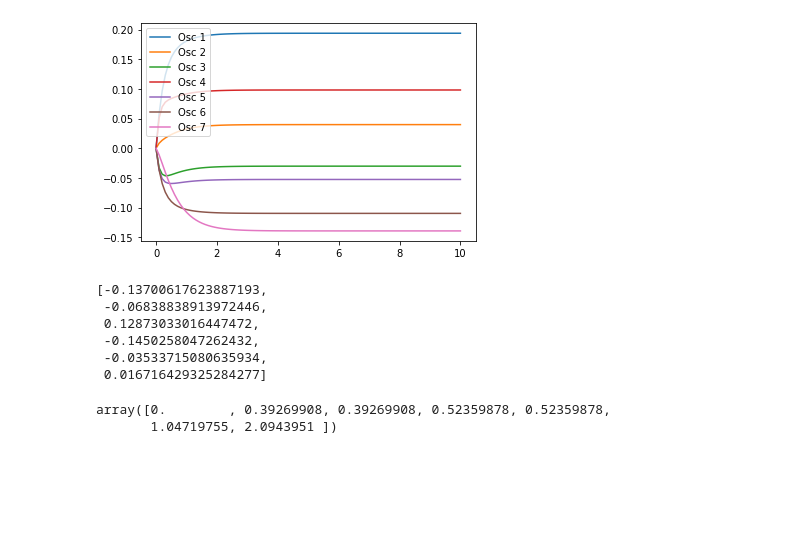
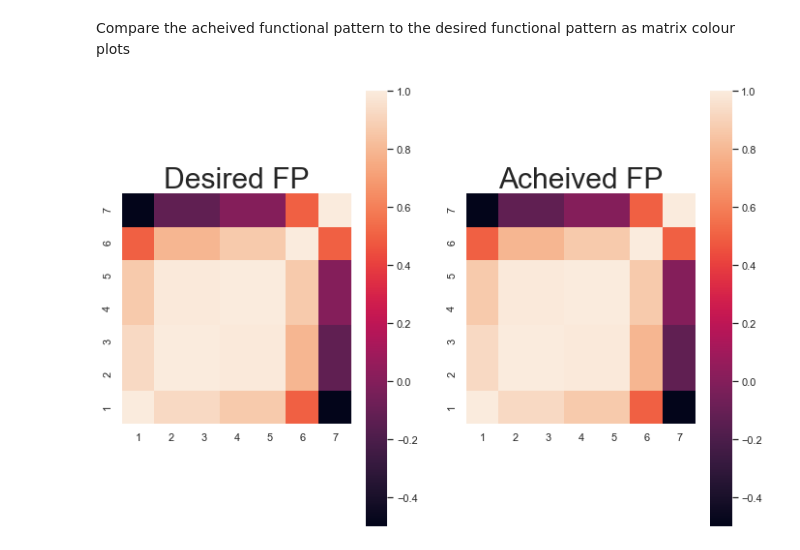
Before and after one commit to rnartallo/kuramotocontrol, a Jupyter notebook: MainNotebook.ipynb, the cells around one changed output. Cells and saved outputs as stored; diff of their text form; code cells hidden in the pictures; blank space fills up the shorter version.

```diff
--- a/MainNotebook.ipynb
+++ b/MainNotebook.ipynb
@@ -43,6 +66,10 @@ delta1 = KFB.CalculateDeltaFromAdj(A,edges)
 delta = cp.Variable((len(edges),1))
 beta = cp.Variable((N,1))
 objective = cp.Minimize(cp.sum_squares(delta-delta1)+ cp.sum_squares(beta))
-constraints = [B_D@delta==w+beta,delta >=0]
+constraints = [B_D@delta==w+beta,delta >=10^-20]
 prob = cp.Problem(objective, constraints)
 result = prob.solve()
+#Reobtain adjacency from delta vector and update frequencies
+A = KFB.CalculateAdjFromDelta(delta.value,edges,N)
+delta = delta.value
+w = w+beta.value
@@ -59,20 +91,19 @@ sol,t = KFB.SolveKuramotoModel(theta_0,T,N,w,A,num_points)
-# %%
-#Plot oscillator trajcetories
-for i in range(0,N):
-    ax = sns.lineplot(x=t,y=sol[:,i],label =str("Osc " + str(i+1)))
-# %% [output]
-[figure, removed]
-# %%
-KFB.CalculatePhaseDiffs(sol[N-1,:])
-# %% [output]
-[-0.13700617623887193,
- -0.06838838913972446,
- 0.12873033016447472,
- -0.1450258047262432,
- -0.03533715080635934,
- 0.016716429325284277]
-# %%
-x_min
-# %% [output]
-array([0.        , 0.39269908, 0.39269908, 0.52359878, 0.52359878,
-       1.04719755, 2.0943951 ])
+# %% [markdown]
+Compare the acheived functional pattern to the desired functional pattern as matrix colour plots
+# %%
+#Plot the acheived functional pattern to compare to the desired functional pattern
+x_acheived = KFB.CalculatePhaseDiffs(sol[num_points-1,:])
+Rho_acheived = KFB.CalculateCorrelationMatrix(x_acheived)
+sns.set(rc={'figure.figsize':(11.7,8.27)})
+fig, (ax1, ax2) = plt.subplots(1,2)
+ax1.title.set_text('Desired FP')
+ax1.title.set_size(30)
+ax2.title.set_text('Acheived FP')
+ax2.title.set_size(30)
+sns.heatmap(Rho.T, ax=ax1,square=True,xticklabels='1234567',yticklabels='1234567')
+sns.heatmap(Rho_acheived.T, ax=ax2,square = True,xticklabels='1234567',yticklabels='1234567')
+ax1.invert_yaxis()
+ax2.invert_yaxis()
+plt.show()
+# %% [output]
+[figure, added]
```
Also changed, not shown: parts of 19 cells of this notebook, 1 other file.
